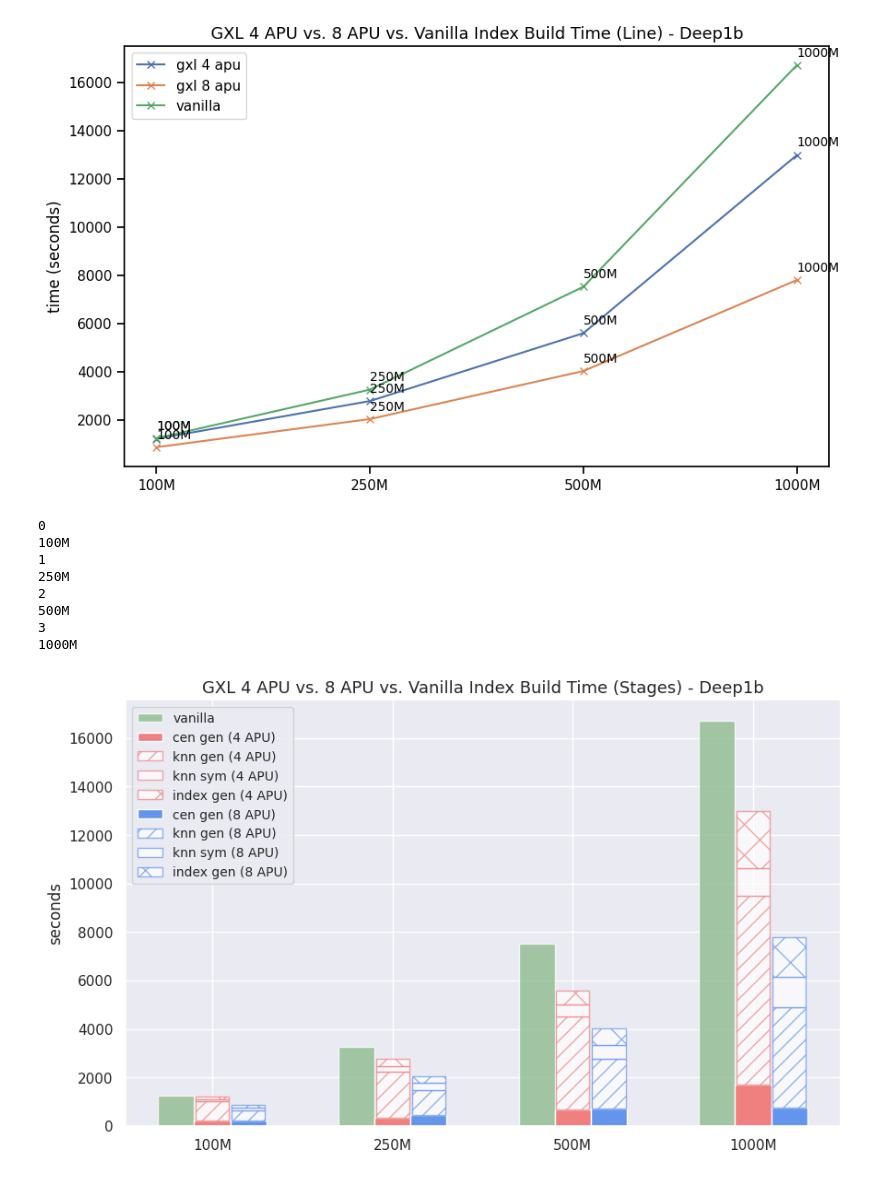
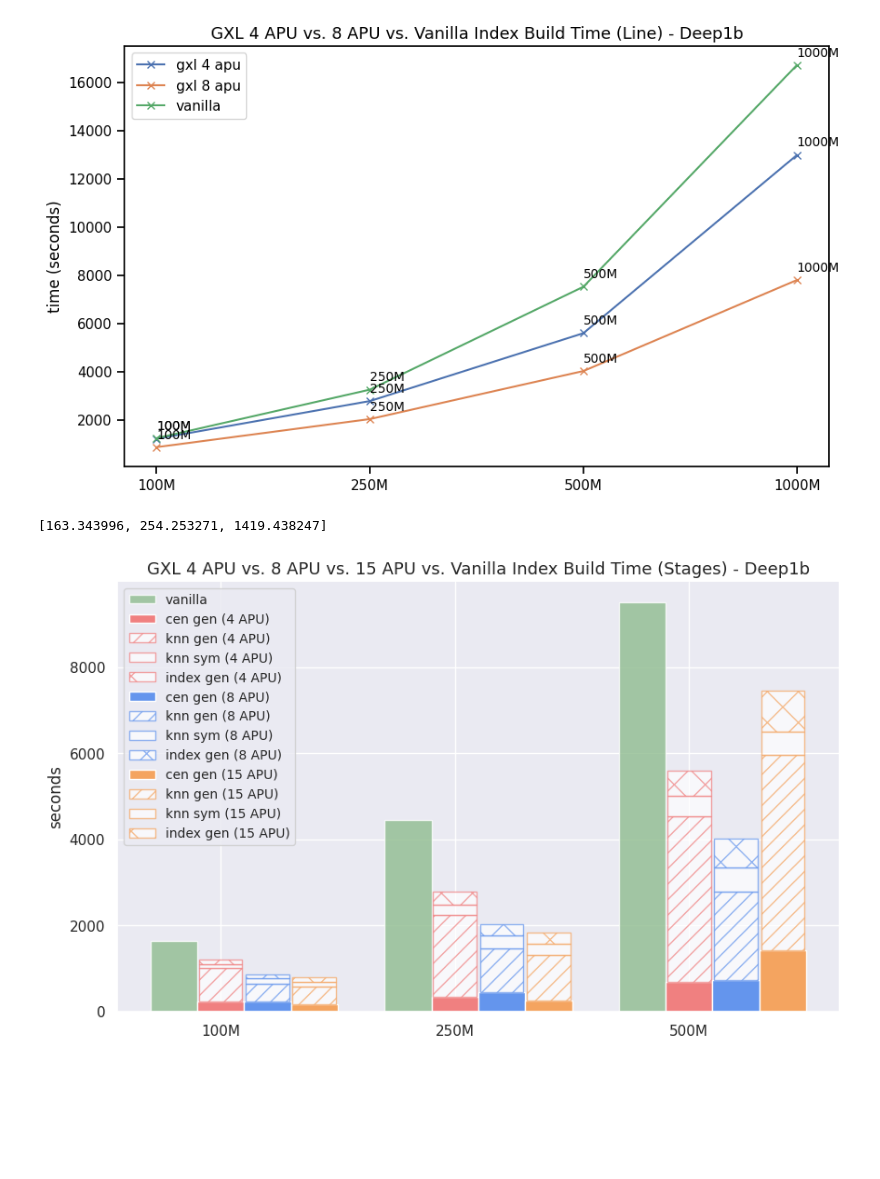
Before and after one commit to iamsabhoho/hnswlib, a Jupyter notebook: gsi/analyze.ipynb, the cells around one changed output. Saved outputs shown, nothing was run; the diff lists cells and outputs as text; code cells hidden in the pictures; blank space fills up the shorter version.

```diff
--- a/gsi/analyze.ipynb
+++ b/gsi/analyze.ipynb
@@ -899,3 +760,6 @@ g_pivot
 | 250000000 | 349.322762 | 297.052899 | 1903.636211 | 227.800315 |
 | 500000000 | 689.964442 | 595.208836 | 3834.971609 | 475.139651 |
 | 1000000000 | 1691.969357 | 2358.502926 | 7786.722898 | 1150.803178 |
+# %%
+g_4_pivot = pd.pivot_table(data=g_4_df, index=['numrecs'], columns=['subop'], values='walltime')
+g_4_pivot
@@ -923,6 +790,0 @@ g_numactl_df.head()"""
-# %%
-"""g_numactl_pivot = pd.pivot_table(data=g_numactl_df, index=['numrecs'], columns=['subop'], values='walltime')
-
-g_numactl_pivot['vanilla'] = v_df.sort_values(['numrecs'])['walltime'].tolist()[:3]
-g_numactl_pivot['total'] = g_numactl_pivot.iloc[:, -5:-1].sum(axis=1)
-g_numactl_pivot"""
@@ -930,0 +791,3 @@ g_numactl_pivot"""
+# %%
+g_15_pivot = pd.pivot_table(data=g_15_df, index=['numrecs'], columns=['subop'], values='walltime')
+g_15_pivot
@@ -989,7 +832,7 @@ g_8_pivot
 # %%
 # for 8 apu plot: 1m to 500m only
 
-g_8_pivot['vanilla'] = v_df.sort_values(['numrecs'])['walltime'].tolist()[1:]
+g_8_pivot['vanilla'] = v_df.sort_values(['numrecs'])['walltime'].tolist()
 g_8_pivot
 # %% [output]
 | subop | cen_gen | index_gen | knn_gen | knn_symmetric | vanilla |
@@ -1732,19 +1575,10 @@ plt.show()
 plt.close()
 # %% [output]
 [figure]
-# %%
-for i, s in enumerate(sizes):
-    print(i)
-    print(s)
-# %% [output]
-0
-100M
-1
-250M
-2
-500M
-3
-1000M
+# %%
+g_15_pivot.cen_gen.tolist()[4:]
+# %% [output]
+[163.343996, 254.253271, 1419.438247]
 # %%
 # 8 apu vs 4 apu
 
@@ -1752,22 +1586,28 @@ import seaborn as sns
 
 # data
 # gxl - 4 apu
-gxl_cen_gen = np.array(g_pivot.cen_gen.tolist()[4:])
-gxl_index_gen = np.array(g_pivot.index_gen.tolist()[4:])
-gxl_knn_gen = np.array(g_pivot.knn_gen.tolist()[4:])
-gxl_knn_sym = np.array(g_pivot.knn_symmetric.tolist()[4:])
+gxl_cen_gen = np.array(g_4_pivot.cen_gen.tolist()[4:-1])
+gxl_index_gen = np.array(g_4_pivot.index_gen.tolist()[4:-1])
+gxl_knn_gen = np.array(g_4_pivot.knn_gen.tolist()[4:-1])
+gxl_knn_sym = np.array(g_4_pivot.knn_symmetric.tolist()[4:-1])
 
 # gxl - 8 apu
-gxl_cen_gen_8 = np.array(g_8_pivot.cen_gen.tolist()[4:])
-gxl_index_gen_8 = np.array(g_8_pivot.index_gen.tolist()[4:])
-gxl_knn_gen_8 = np.array(g_8_pivot.knn_gen.tolist()[4:])
-gxl_knn_sym_8 = np.array(g_8_pivot.knn_symmetric.tolist()[4:])
+gxl_cen_gen_8 = np.array(g_8_pivot.cen_gen.tolist()[4:-1])
+gxl_index_gen_8 = np.array(g_8_pivot.index_gen.tolist()[4:-1])
+gxl_knn_gen_8 = np.array(g_8_pivot.knn_gen.tolist()[4:-1])
+gxl_knn_sym_8 = np.array(g_8_pivot.knn_symmetric.tolist()[4:-1])
+
+# gxl - 15 apu
+gxl_cen_gen_15 = np.array(g_15_pivot.cen_gen.tolist()[4:])
+gxl_index_gen_15 = np.array(g_15_pivot.index_gen.tolist()[4:])
+gxl_knn_gen_15 = np.array(g_15_pivot.knn_gen.tolist()[4:])
+gxl_knn_sym_15 = np.array(g_15_pivot.knn_symmetric.tolist()[4:])
 
 # vanilla
-vanilla_time = np.array(g_8_pivot.vanilla.tolist()[4:])
+vanilla_time = np.array(g_8_pivot.vanilla.tolist()[4:-1])
 
 # data sizes
-sizes = ['100M', '250M', '500M', '1000M']
+sizes = ['100M', '250M', '500M']
 
 with sns.axes_style("white"):
     sns.set_style("ticks")
@@ -1782,6 +1622,7 @@ with sns.axes_style("white"):
     v_pos = np.arange(len(gxl_cen_gen))
     gxl_pos = v_pos + bar_width
     gxl_8_pos = gxl_pos + bar_width
+    gxl_15_pos = gxl_8_pos + bar_width
 
     # vanilla bar
     bar_vanilla = plt.bar(v_pos, vanilla_time, bar_width, color='darkseagreen', label='vanilla', alpha=0.8)
@@ -1801,32 +1642,46 @@ with sns.axes_style("white"):
                             bottom=gxl_knn_sym+gxl_knn_gen+gxl_cen_gen, alpha=opacity, color='white', edgecolor='lightcoral',
                             linewidth=line_width, hatch='x', label='index gen (4 APU)')
 
     # gxl stacked bar - 8 apu
     stacked_gxl_cen_gen_8 = plt.bar(gxl_8_pos, gxl_cen_gen_8, bar_width, color='cornflowerblue', label='cen gen (8 APU)')
 
     stacked_gxl_knn_gen_8 = plt.bar(gxl_8_pos, gxl_knn_gen_8, bar_width-epsilon,
                             bottom=gxl_cen_gen_8, alpha=opacity, color='white', edgecolor='cornflowerblue',
                             linewidth=line_width, hatch='//', label='knn gen (8 APU)')
 
     stacked_gxl_knn_sym_8 = plt.bar(gxl_8_pos, gxl_knn_sym_8, bar_width-epsilon,
                             bottom=gxl_knn_gen_8+gxl_cen_gen_8, alpha=opacity, color='white', edgecolor='cornflowerblue',
                             linewidth=line_width, hatch='0', label='knn sym (8 APU)')
 
     stacked_gxl_idx_gen_8 = plt.bar(gxl_8_pos, gxl_index_gen_8, bar_width-epsilon,
                             bottom=gxl_knn_sym_8+gxl_knn_gen_8+gxl_cen_gen_8, alpha=opacity, color='white', edgecolor='cornflowerblue',
                             linewidth=line_width, hatch='x', label='index gen (8 APU)')
 
+    # gxl stacked bar - 15 apu
+    stacked_gxl_cen_gen_15 = plt.bar(gxl_15_pos, gxl_cen_gen_15, bar_width, color='sandybrown', label='cen gen (15 APU)')
+
+    stacked_gxl_knn_gen_15 = plt.bar(gxl_15_pos, gxl_knn_gen_15, bar_width-epsilon,
+                            bottom=gxl_cen_gen_15, alpha=opacity, color='white', edgecolor='sandybrown',
+                            linewidth=line_width, hatch='//', label='knn gen (15 APU)')
+
+    stacked_gxl_knn_sym_15 = plt.bar(gxl_15_pos, gxl_knn_sym_15, bar_width-epsilon,
+                            bottom=gxl_knn_gen_15+gxl_cen_gen_15, alpha=opacity, color='white', edgecolor='sandybrown',
+                            linewidth=line_width, hatch='0', label='knn sym (15 APU)')
+
+    stacked_gxl_idx_gen_15 = plt.bar(gxl_15_pos, gxl_index_gen_15, bar_width-epsilon,
+                            bottom=gxl_knn_sym_15+gxl_knn_gen_15+gxl_cen_gen_15, alpha=opacity, color='white', edgecolor='sandybrown',
+                            linewidth=line_width, hatch='x', label='index gen (15 APU)')
 
 
 
     plt.xticks(gxl_pos, sizes)
     plt.ylabel('seconds')
     plt.legend(loc='best', fontsize=10)
     sns.despine()
 
-    plt.title('GXL 4 APU vs. 8 APU vs. Vanilla Index Build Time (Stages) - Deep1b', fontsize=13)
+    plt.title('GXL 4 APU vs. 8 APU vs. 15 APU vs. Vanilla Index Build Time (Stages) - Deep1b', fontsize=13)
 
     plt.savefig('results/vis/gxl_4vs8__vanilla_index_build_time_stages.png', bbox_inches="tight")
     plt.show()
 # %% [output]
-[figure, old version]
+[figure, new version]
```
Also changed, not shown: parts of 27 cells of this notebook, 4 other files.
